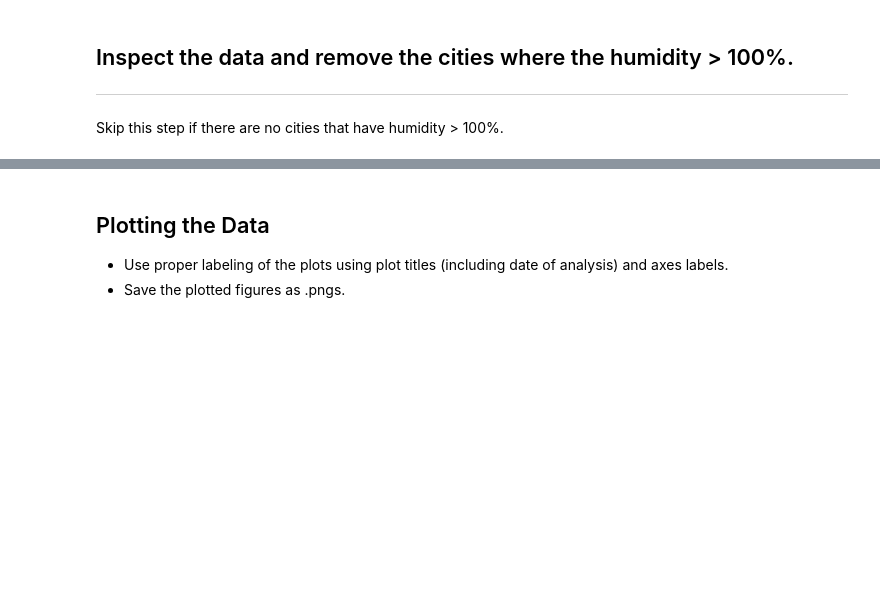
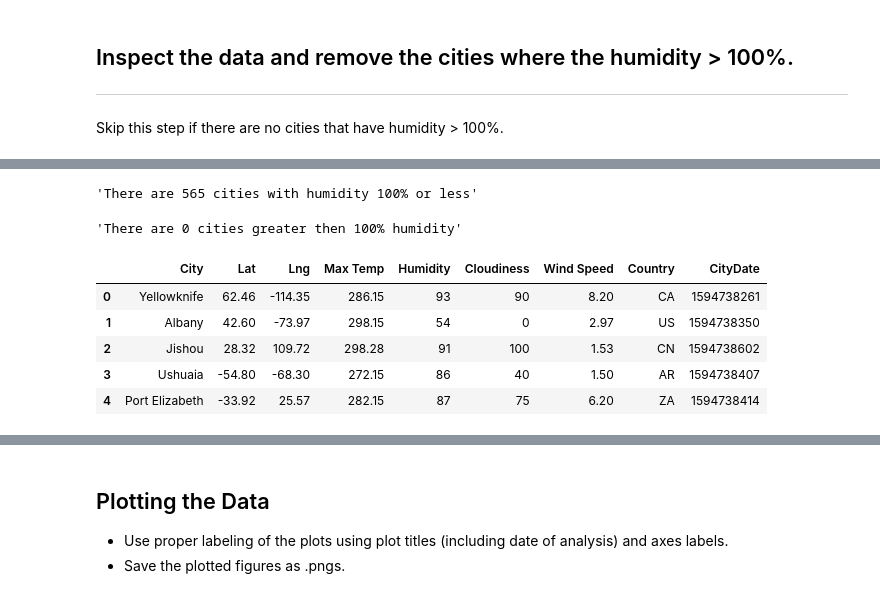
Before and after one commit to ryanworm/python-API-s, a Jupyter notebook: WeatherPy.ipynb, the cells around one changed output, grey strips where cells are left out. Drawn from its saved outputs; the diff is of its cells as text; code cells hidden in the pictures; blank space fills up the shorter version.

```diff
--- a/WeatherPy.ipynb
+++ b/WeatherPy.ipynb
@@ -161,2 +170,13 @@ Skip this step if there are no cities that have humidity > 100%.
+# %%
+#creating dataframe without cities with humidity over 100%
+df_HumUnder100 = df.loc[df["Humidity"] <= 100]
+# checking length of new dataframe
+f'There are {len(df_HumUnder100)} cities with humidity 100% or less'
+# %% [output]
+'There are 565 cities with humidity 100% or less'
 # %%
-#  Get the indices of cities that have humidity over 100%.
+#  Get the indices of cities that have humidity =< 100%.
+df_HumOvr100 = df.loc[df["Humidity"] > 100]
+f'There are {len(df_HumOvr100)} cities greater then 100% humidity'
+# %% [output]
+'There are 0 cities greater then 100% humidity'
@@ -170,0 +183,9 @@ Skip this step if there are no cities that have humidity > 100%.
+# %%
+df_HumUnder100.head()
+# %% [output]
+|  | City | Lat | Lng | Max Temp | Humidity | Cloudiness | Wind Speed | Country | CityDate |
+| 0 | Yellowknife | 62.46 | -114.35 | 286.15 | 93 | 90 | 8.20 | CA | 1594738261 |
+| 1 | Albany | 42.60 | -73.97 | 298.15 | 54 | 0 | 2.97 | US | 1594738350 |
+| 2 | Jishou | 28.32 | 109.72 | 298.28 | 91 | 100 | 1.53 | CN | 1594738602 |
+| 3 | Ushuaia | -54.80 | -68.30 | 272.15 | 86 | 40 | 1.50 | AR | 1594738407 |
+| 4 | Port Elizabeth | -33.92 | 25.57 | 282.15 | 87 | 75 | 6.20 | ZA | 1594738414 |
```
Also changed, not shown: parts of 30 cells of this notebook.
